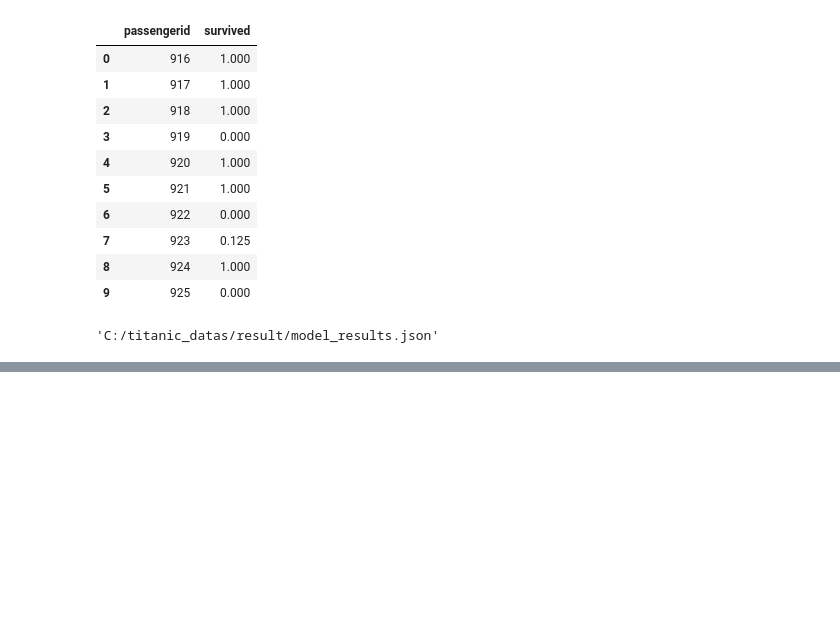
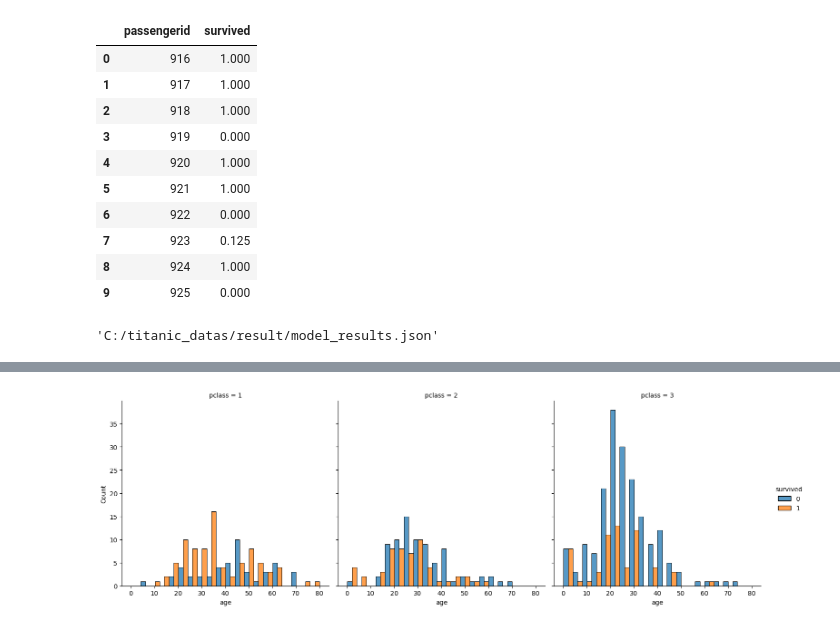
Before and after one commit to giokim6070/pythonbasic, a Jupyter notebook: EDA_titanic/kaggle.ipynb, the cells around one changed output, grey strips where cells are left out. Cells and saved outputs as stored; diff of their text form; code cells hidden in the pictures; blank space fills up the shorter version.

```diff
--- a/EDA_titanic/kaggle.ipynb
+++ b/EDA_titanic/kaggle.ipynb
@@ -888,0 +1352,5 @@ args.save_results
+# %%
+sns.displot(train, x="age", hue="survived", multiple="dodge", bins=20, col="pclass")
+plt.show()
+# %% [output]
+[figure, added]
```
Also changed, not shown: parts of 166 cells of this notebook.
